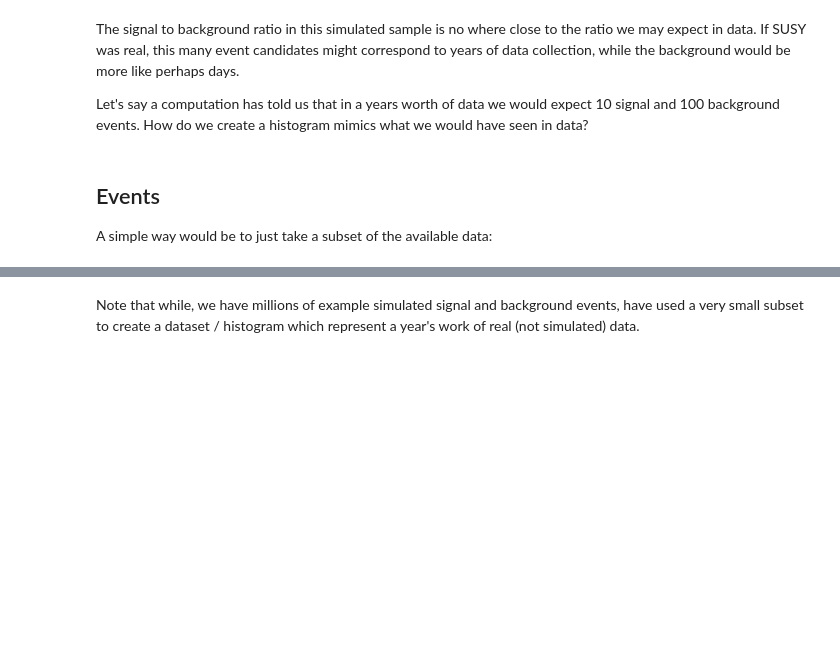
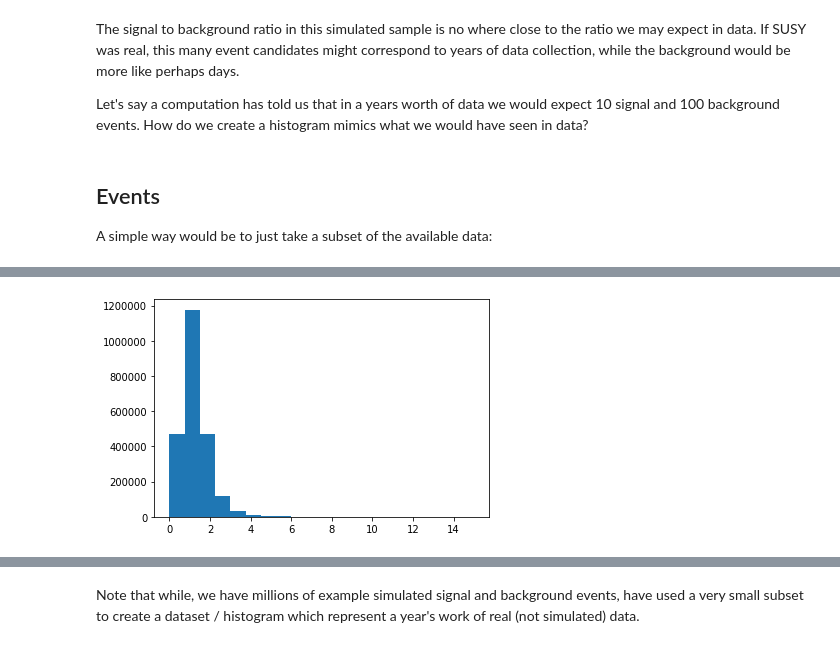
Before and after one commit to UTA-DataScience/DATA3402.2021.Fall, a Jupyter notebook: Lectures/Lecture.16/Lecture.16.ipynb, the cells around one changed output, grey strips where cells are left out. Cells and saved outputs as stored; diff of their text form; code cells hidden in the pictures; blank space fills up the shorter version.

```diff
--- a/Lectures/Lecture.16/Lecture.16.ipynb
+++ b/Lectures/Lecture.16/Lecture.16.ipynb
@@ -312,2 +349,6 @@ c_s,b,_=plt.hist(df_sig[:10]["M_TR_2"],bins=20)
+# %%
+c_s,b,_=plt.hist(df_sig["M_TR_2"],bins=20)
+# %% [output]
+[figure, added]
 # %%
 _=plt.hist(df_bkg[:100]["M_TR_2"],bins=b)
```
Also changed, not shown: parts of 21 cells of this notebook, 2 other files.
